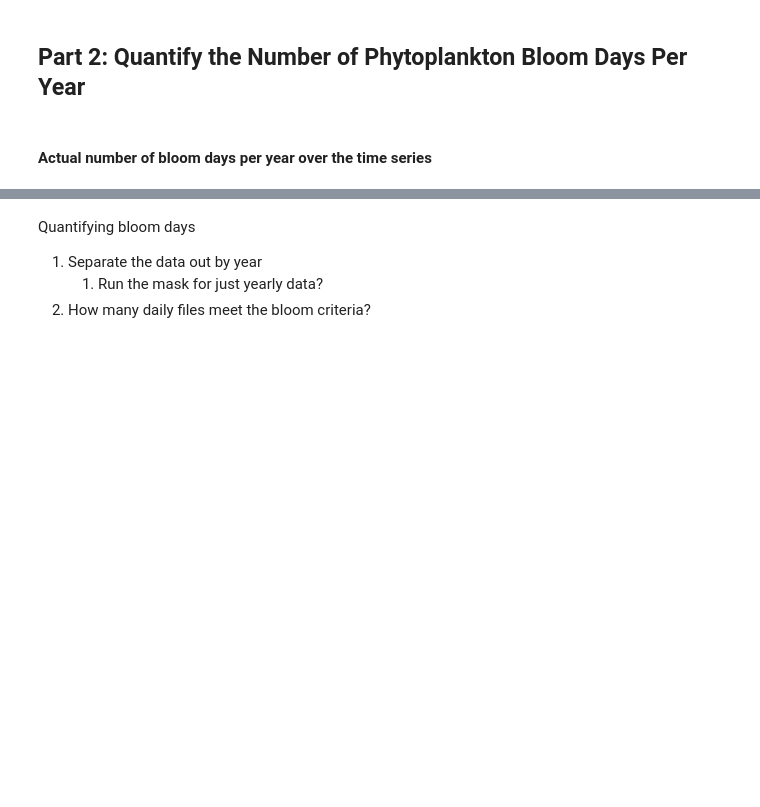
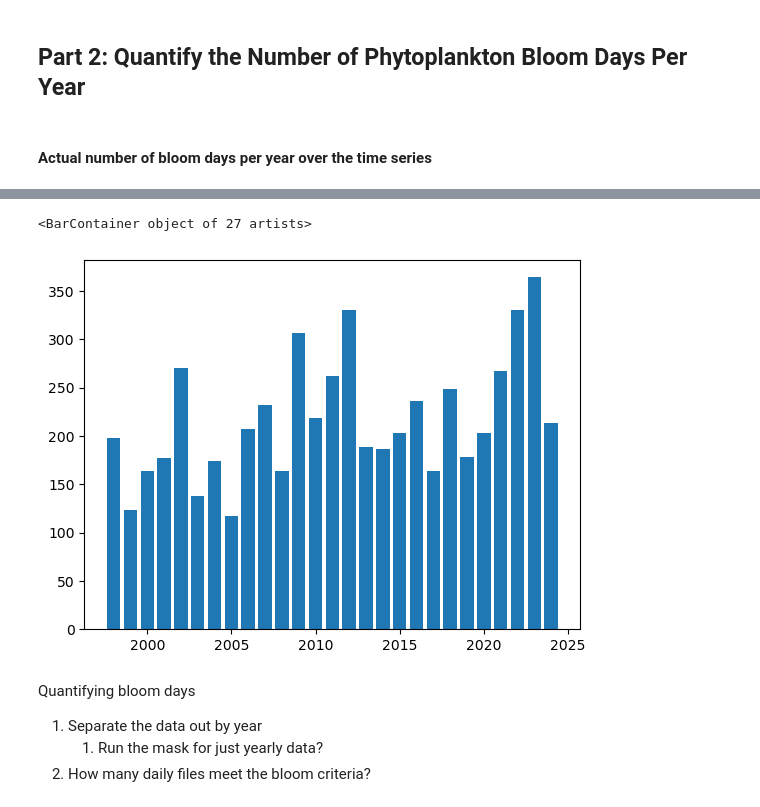
Before and after one commit to gdavis5/phytoplankton_Hollings_project, a Jupyter notebook: Phytoplankton_Phenology_NWA.ipynb, the cells around one changed output, grey strips where cells are left out. Cells and saved outputs as stored; diff of their text form; code cells hidden in the pictures; blank space fills up the shorter version.

Commit message:
Update Phytoplankton_Phenology_NWA.ipynb
Updated initiation and termination code. Tested integrated chl-a and bloom days per year code.

```diff
--- a/Phytoplankton_Phenology_NWA.ipynb
+++ b/Phytoplankton_Phenology_NWA.ipynb
@@ -894,5 +890,5 @@ GOME = xr.open_zarr(r'C:\Users\grace.davis\Documents\GitHub\DATASETS\OCCCI\V6.0\
 # %%
-def bloom_event_detection(shapefile_geometry,dataset=None,thld=0.1,clim_path=None,event_distance=14,peak_window=10,**kwargs):
+def bloom_event_detection(shapefile_geometry,clipped_thld,dataset=None,event_distance=21,peak_window=7,**kwargs):
     """
     This function finds peaks in the chlorophyll-a time series and then groups together peaks in the same event based on proximity.
 
@@ -920,13 +916,7 @@ def bloom_event_detection(shapefile_geometry,dataset=None,thld=0.1,clim_path=Non
         List: List of bloom event and peaks within each event.
     """
     # STEP 1: Finding peaks and the threshold value
-    chl_peaks = bloom_peak_detection(shapefile_geometry,dataset=dataset,days=10,prm=0.015,thld=thld,clim_path=clim_path,**kwargs)
-    threshold_values = threshold_value(thld=thld,path=clim_path)
-    threshold_values.rio.write_crs("EPSG:4326",inplace=True)
-    threshold_values.rio.set_spatial_dims(x_dim="lon", y_dim="lat", inplace=True)
-    shapefile = shapefile_geometry.to_crs("EPSG:4326")
-    clipped_thld = threshold_values.rio.clip(shapefile.geometry.apply(mapping), shapefile.crs, drop=True)
-    clipped_thld = clipped_thld.mean(dim=['lat','lon'])
+    chl_peaks = bloom_peak_detection(shapefile_geometry,clipped_thld,dataset=dataset,**kwargs)
     #Returns empty list if no peaks were found
     if not chl_peaks:
         return []
@@ -1373,12 +1327,27 @@ Based on the method(s) chosen in Part 1:
 # %%
-def bloom_days_per_year(shapefile_geometry, dataset):
-    bloom_start_day , bloom_end_day, merge_bloom_events = rolling_peak_window(shapefile_geometry,dataset)
+def bloom_days_per_year(shapefile_geometry, dataset, year):
+    """
+    Calculates the number of bloom days per year from bloom initiation to termination.
+
+    This function uses the rolling_peak_window() function. It finds the initiation and termination for each date in the time series.
+    Then it slices the data and calculates all of the bloom days for the specified year.
+    This function assumes a start date of January 1 if the start date falls in the previous year. It assumes a termination date of December 31 if the termination date is in the following year.
+
+    Args:
+        shapefile_geometry (variable, required): Shapefile for region in question. No defaults
+        dataset (variable, required): Dataset variable of smoothed data. No defaults
+        year (int, required): The year for calculating the number of bloom days. No defaults
+
+    Returns:
+        Int. The number of bloom days for the given year.
+    """
+    #bloom_start_day , bloom_end_day, merge_bloom_events = rolling_peak_window(shapefile_geometry,dataset)
     number_bloom_days = []
     days_in_year = pd.to_datetime(f"{year}-12-31").dayofyear
     for x in range(len(bloom_start_day)):
         if x < len(bloom_end_day):
             bloom_start_date = int(bloom_start_day[x])
-            start_date = pd.to_datetime(dataset['time'].iloc[bloom_start_date])
+            start_date = pd.to_datetime(dataset['time'].values[bloom_start_date])
             if start_date.year == year:
                 start_day = str(start_date.dayofyear)
             elif start_date.year<year:
@@ -1386,7 +1355,7 @@ def bloom_days_per_year(shapefile_geometry, dataset):
             else:
                 continue
             bloom_end_date = int(bloom_end_day[x])
-            end_date = pd.to_datetime(dataset['time'].iloc[bloom_end_date])
+            end_date = pd.to_datetime(dataset['time'].values[bloom_end_date])
             if end_date.year == year:
                 end_day = str(end_date.dayofyear)
             elif end_date.year>year:
@@ -1406,8 +1379,7 @@ def bloom_days_per_year(shapefile_geometry, dataset):
 # %%
 time_series_values = [1998,1999,2000,2001,2002,2003,2004,2005,2006,2007,2008,2009,2010,2011,2012,2013,2014,2015,2016,2017,2018,2019,2020,2021,2022,2023,2024]
-bloom_days_GOMW = []
+bloom_days_MABS = []
 for year in time_series_values:
-    data = pd.read_csv(rf'C:\Users\grace.davis\Documents\GitHub\DATASETS\OCCCI\V6.0\PRODUCTS\NES_4KM_DAY8\CHL\smoothed_3year_GOMW_data_{year}.csv')
-    blooms = bloom_days_per_year(data,index=3,year=year)
-    bloom_days_GOMW.append(blooms)
-    print(f"GOMW Number of bloom days for {year}: " + str(blooms))
+    blooms = bloom_days_per_year(GOM_east_loc,GOME,year)
+    bloom_days_MABS.append(blooms)
+    print(f"GOME Number of bloom days for {year}: " + str(blooms))
@@ -1414,5 +1404,8 @@ for year in time_series_values:
 # %%
-plt.scatter(time_series_values,bloom_days_GB)
+plt.bar(time_series_values,bloom_days_MABS)
+# %% [output]
+<BarContainer object of 27 artists>
+[figure, added]
 # %% [markdown]
 Quantifying bloom days
 1. Separate the data out by year
```
Also changed, not shown: parts of 21 cells of this notebook.
